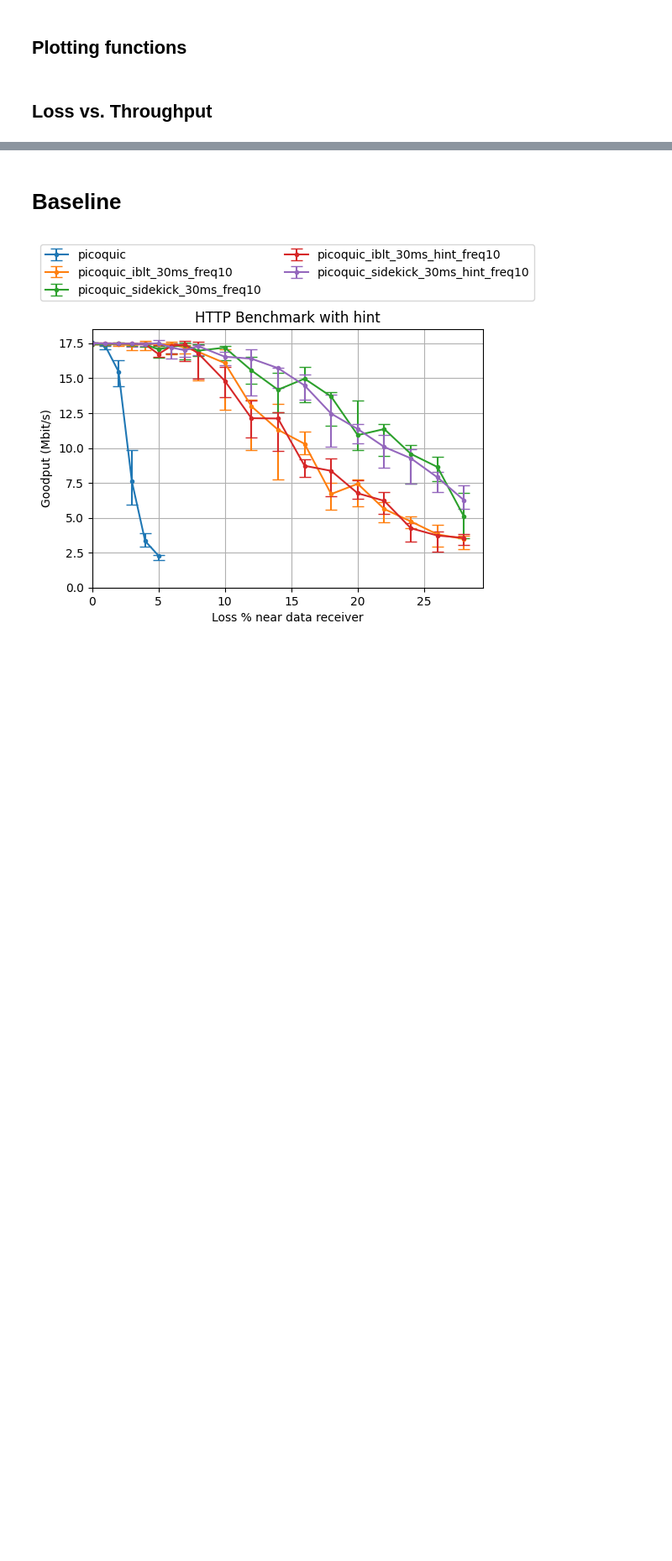
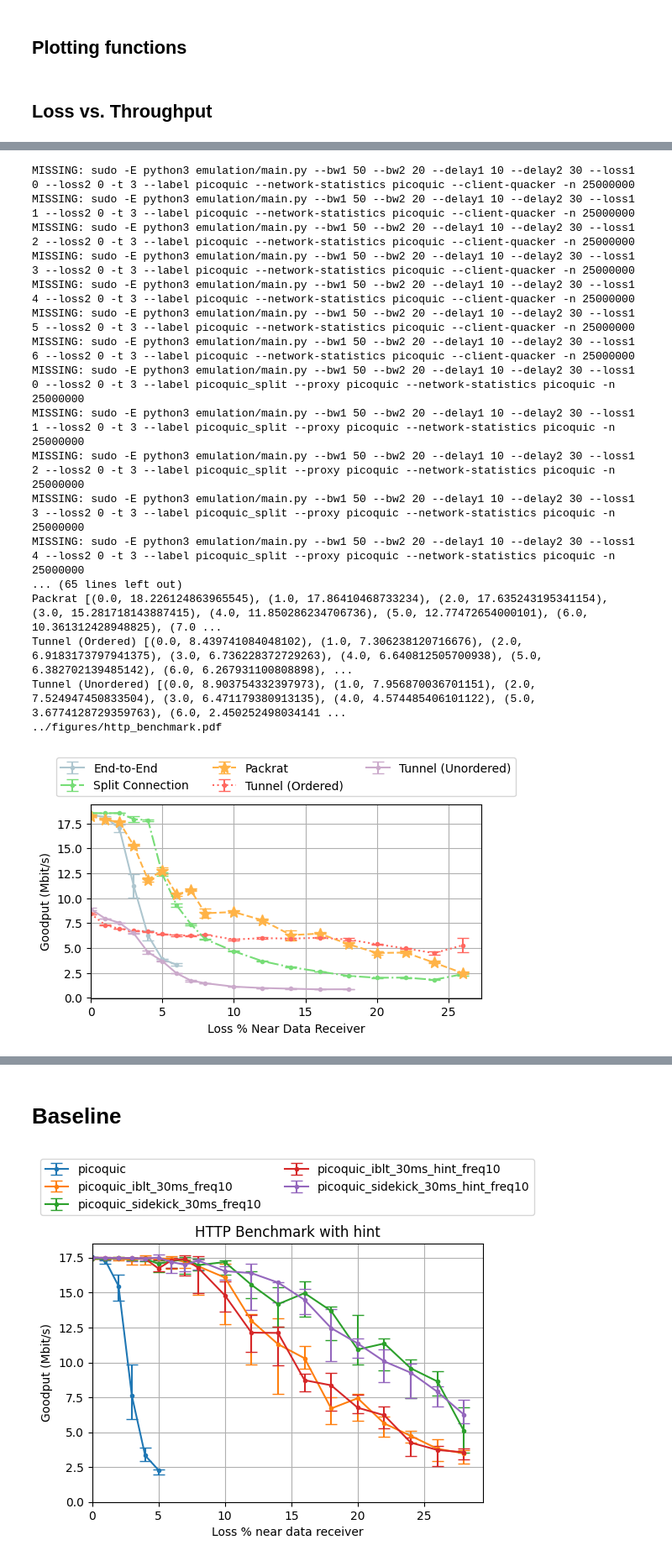
Before and after one commit to StanfordSNR/sidekick-downloads, a Jupyter notebook: notebook/http_benchmark.ipynb, the cells around one changed output, grey strips where cells are left out. Shown at 84% size. Drawn from its saved outputs; the diff is of its cells as text; code cells hidden in the pictures; blank space fills up the shorter version.

```diff
--- a/notebook/http_benchmark.ipynb
+++ b/notebook/http_benchmark.ipynb
@@ -290,0 +256,57 @@ for ns, num_trials, bottleneck_bw, execute in network_settings:
+# %%
+# From multicast benchmark
+
+LABEL_MAP['picoquic_sidekick_50ms_hint'] = 'Packrat'
+
+def NETWORK_SETTINGS_10(bw1=ns.get('bw1'), bw2=ns.get('bw2'), delay1=10, delay2=ns.get('delay2'), loss_values=LOSS1_VALUES, n=len(LOSS1_VALUES)):
+    return [
+        NetworkSetting(bw1=bw1, bw2=bw2, delay1=delay1, delay2=delay2, loss1=loss1, loss2=0)
+        for loss1 in loss_values[:n]
+    ]
+
+loss_vs_throughput_data = collect_loss_vs_metric_data(
+    n=5,
+    execute=True,
+    treatments=TREATMENTS([
+        'picoquic',
+        'picoquic_split',
+         'picoquic_iblt_50ms_hint',
+         # 'picoquic_rtunnel_retx1',
+        'picoquic_rtunnel_retx7_ordered32',
+        'picoquic_rtunnel_retx7',
+        # 'picoquic_iblt_2ms_hint',
+    ]),
+    max_networks={
+        'picoquic': 7,
+        'picoquic_split': 18,
+        # 'picoquic_sidekick_30ms_hint': 18,
+        #'picoquic_iblt_30ms_hint': 18,
+        #'picoquic_iblt_2ms_hint': 18,
+        # 'picoquic_rtunnel_retx1': 12,
+        'picoquic_rtunnel_retx7': 14,
+        'picoquic_rtunnel_retx7_ordered32': 18,
+        'picoquic_sidekick_50ms_hint' : 18,
+    },
+    network_settings=NETWORK_SETTINGS_10(),
+    data_size=DATA_SIZE(bottleneck_bw=20),
+)
+plot_loss_vs_throughput(loss_vs_throughput_data, ncol=3, style=True, pdf='../figures/http_benchmark.pdf')
+# %% [output]
+MISSING: sudo -E python3 emulation/main.py --bw1 50 --bw2 20 --delay1 10 --delay2 30 --loss1 0 --loss2 0 -t 3 --label picoquic --network-statistics picoquic --client-quacker -n 25000000
+MISSING: sudo -E python3 emulation/main.py --bw1 50 --bw2 20 --delay1 10 --delay2 30 --loss1 1 --loss2 0 -t 3 --label picoquic --network-statistics picoquic --client-quacker -n 25000000
+MISSING: sudo -E python3 emulation/main.py --bw1 50 --bw2 20 --delay1 10 --delay2 30 --loss1 2 --loss2 0 -t 3 --label picoquic --network-statistics picoquic --client-quacker -n 25000000
+MISSING: sudo -E python3 emulation/main.py --bw1 50 --bw2 20 --delay1 10 --delay2 30 --loss1 3 --loss2 0 -t 3 --label picoquic --network-statistics picoquic --client-quacker -n 25000000
+MISSING: sudo -E python3 emulation/main.py --bw1 50 --bw2 20 --delay1 10 --delay2 30 --loss1 4 --loss2 0 -t 3 --label picoquic --network-statistics picoquic --client-quacker -n 25000000
+MISSING: sudo -E python3 emulation/main.py --bw1 50 --bw2 20 --delay1 10 --delay2 30 --loss1 5 --loss2 0 -t 3 --label picoquic --network-statistics picoquic --client-quacker -n 25000000
+MISSING: sudo -E python3 emulation/main.py --bw1 50 --bw2 20 --delay1 10 --delay2 30 --loss1 6 --loss2 0 -t 3 --label picoquic --network-statistics picoquic --client-quacker -n 25000000
+MISSING: sudo -E python3 emulation/main.py --bw1 50 --bw2 20 --delay1 10 --delay2 30 --loss1 0 --loss2 0 -t 3 --label picoquic_split --proxy picoquic --network-statistics picoquic -n 25000000
+MISSING: sudo -E python3 emulation/main.py --bw1 50 --bw2 20 --delay1 10 --delay2 30 --loss1 1 --loss2 0 -t 3 --label picoquic_split --proxy picoquic --network-statistics picoquic -n 25000000
+MISSING: sudo -E python3 emulation/main.py --bw1 50 --bw2 20 --delay1 10 --delay2 30 --loss1 2 --loss2 0 -t 3 --label picoquic_split --proxy picoquic --network-statistics picoquic -n 25000000
+MISSING: sudo -E python3 emulation/main.py --bw1 50 --bw2 20 --delay1 10 --delay2 30 --loss1 3 --loss2 0 -t 3 --label picoquic_split --proxy picoquic --network-statistics picoquic -n 25000000
+MISSING: sudo -E python3 emulation/main.py --bw1 50 --bw2 20 --delay1 10 --delay2 30 --loss1 4 --loss2 0 -t 3 --label picoquic_split --proxy picoquic --network-statistics picoquic -n 25000000
+... (65 lines left out)
+Packrat [(0.0, 18.226124863965545), (1.0, 17.86410468733234), (2.0, 17.635243195341154), (3.0, 15.281718143887415), (4.0, 11.850286234706736), (5.0, 12.77472654000101), (6.0, 10.361312428948825), (7.0 ...
+Tunnel (Ordered) [(0.0, 8.439741084048102), (1.0, 7.306238120716676), (2.0, 6.9183173797941375), (3.0, 6.736228372729263), (4.0, 6.640812505700938), (5.0, 6.382702139485142), (6.0, 6.267931100808898), ...
+Tunnel (Unordered) [(0.0, 8.903754332397973), (1.0, 7.956870036701151), (2.0, 7.524947450833504), (3.0, 6.471179380913135), (4.0, 4.574485406101122), (5.0, 3.6774128729359763), (6.0, 2.450252498034141 ...
+../figures/http_benchmark.pdf
+[figure, added]
```
Also changed, not shown: parts of 3 cells of this notebook, 6 other files.
